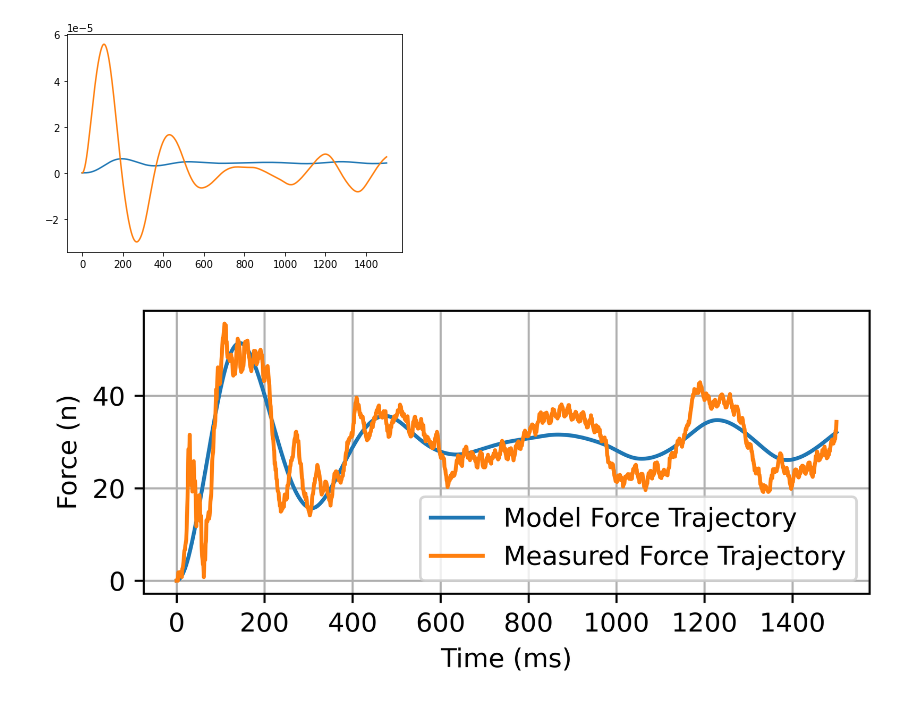
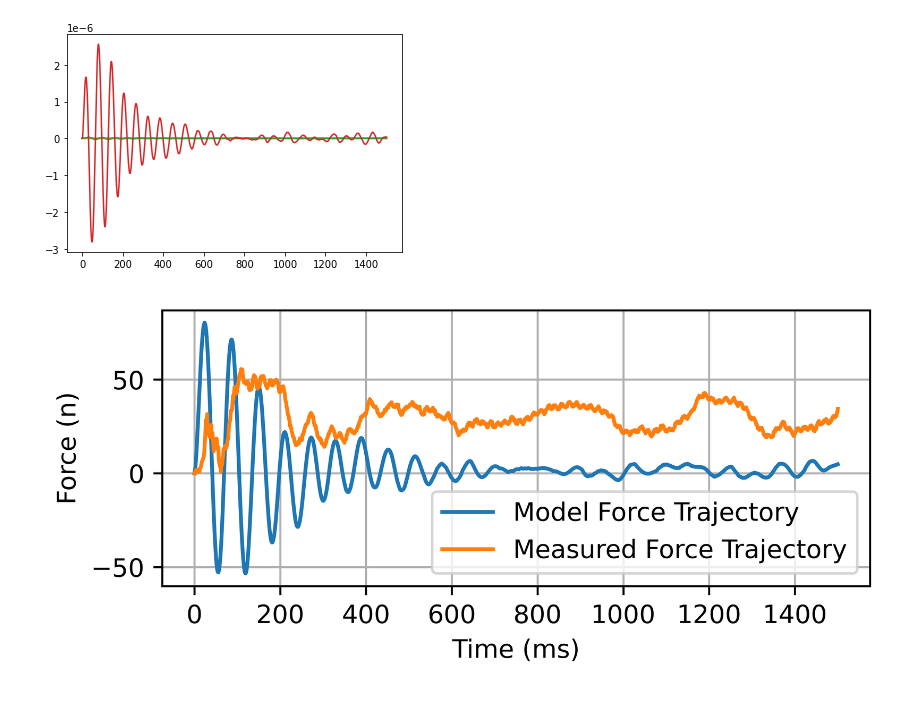
Before and after one commit to khaninger/autodiff_dynamic_systems, a Jupyter notebook: model_fitting.ipynb, the cells around one changed output. Saved outputs shown, nothing was run; the diff lists cells and outputs as text; code cells hidden in the pictures.

```diff
--- a/model_fitting.ipynb
+++ b/model_fitting.ipynb
@@ -46,38 +48,38 @@ Cancelling pole/zero at 0
 #p0 = [26571.5, 12.1303, 150.895, 52286.7, 6.811e+07, 3.30407e+09, 1.15195e+12]
 #u, ym = import_csv('data/yellow_feet_coll.csv')
 
-x0 = ca.MX.zeros(2,1)
+x0 = ca.MX.zeros(4,1)
 
 #p0 = [9.89975e+14, 9.89975e+14, 9.89975e+14, 174457.9, 20.03817, 305.8104, 2629.28]
 #x0[0] = -3e-8
 #u, ym = import_csv('data/flex_jt_imco.csv')
 
-p0 = [6.01438e+07, 6.01438e+07, 5.94275e+09, 26180.9, 69.3393, 1079.1, 18153.7]
+p0 = [180280.5, 16.936, 596.4, 493.7, 26.657, 2000, 179200]
 u, ym = import_csv('data/yellow_feet_imco.csv')
 
 #p0 = [1.47727e+08, 1.47727e+08, 1.41505e+10, 13615.3, 63.9755, 1866.55, 7347.23]
 #u, ym = import_csv('data/yellow_surf_imco.csv')
 
-y, x_traj = G_x_to_f.simulate(u, x0, dt=0.001)
+y, x_traj = G_x_to_f2.simulate(u, x0, dt=0.001)
 
 y_eval = ca.Function('y_eval', p,y)
 x_eval = ca.Function('x_eval', p,x_traj)
 y_num = y_eval(*p0)
 x_traj_num = x_eval(*p0)
 x_traj_num = [np.squeeze(x_tr.full()) for x_tr in x_traj_num]
 plt.figure()
 plt.plot(x_traj_num)
 plt.show()
 plt.figure(figsize=(5,2), dpi = 800)
 plt.plot(y_num, label='Model Force Trajectory')
 plt.plot(ym, label = 'Measured Force Trajectory')
 plt.xlabel('Time (ms)')
 plt.ylabel('Force (n)')
 plt.grid(True)
 plt.legend()
 plt.show()
 # %% [output]
-[figure, old version]
+[figure, new version]
-[figure, old version]
+[figure, new version]
 # %%
 #um, ym = import_csv('data/yellow_feet_coll.csv')
```
Also changed, not shown: parts of 4 cells of this notebook, 26 other files.
